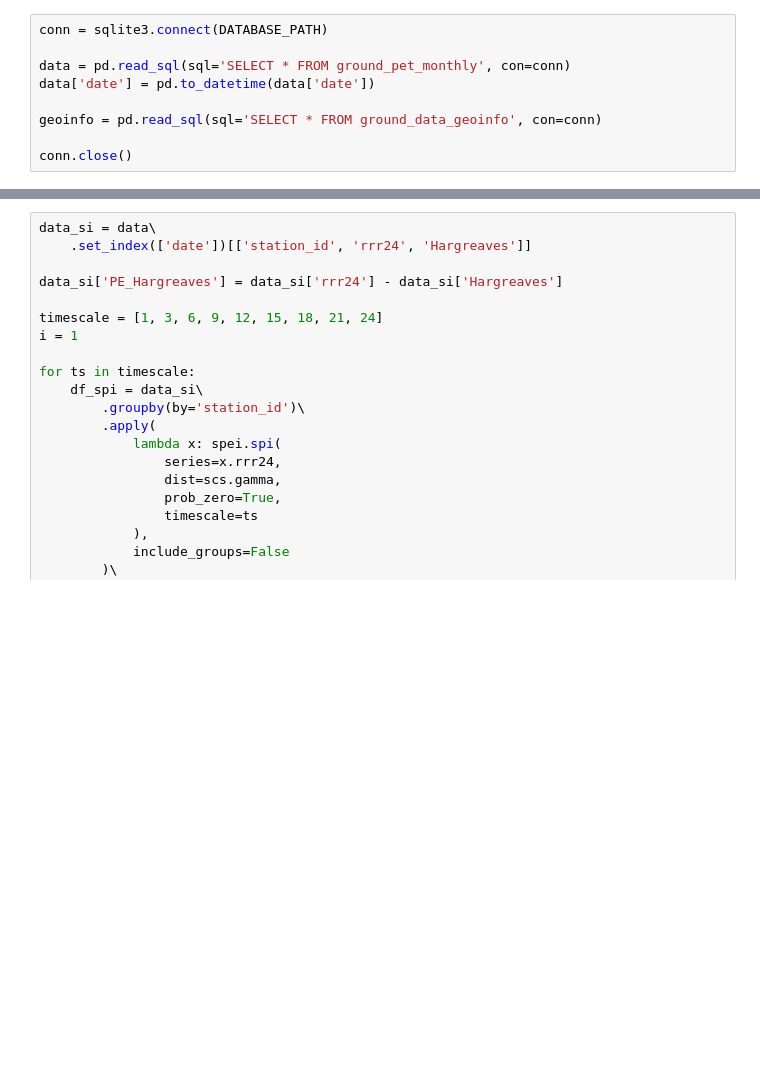
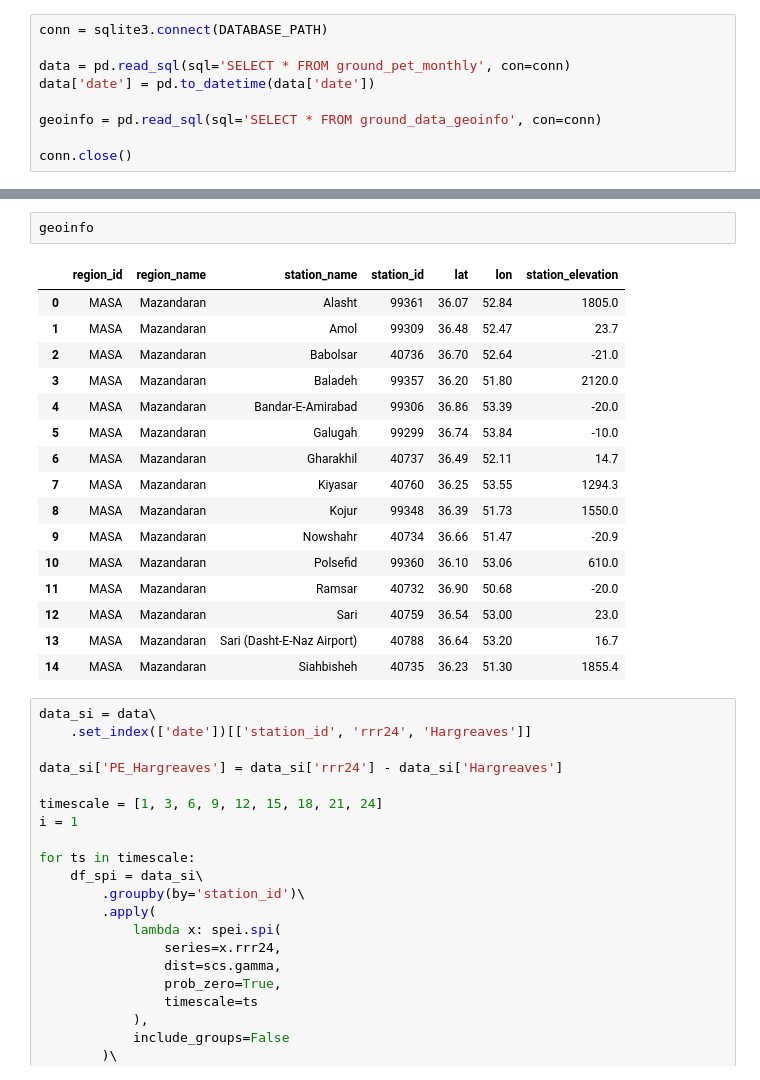
Before and after one commit to shirazipooya/DroughtMonitoringIran, a Jupyter notebook: app/notebook/02_Ground_SPI_SPEI.ipynb, the cells around one changed output, grey strips where cells are left out. Drawn from its saved outputs; the diff is of its cells as text; blank space fills up the shorter version.

```diff
--- a/app/notebook/02_Ground_SPI_SPEI.ipynb
+++ b/app/notebook/02_Ground_SPI_SPEI.ipynb
@@ -47,3 +47,22 @@ memory usage: 581.3+ KB
+# %%
+geoinfo
+# %% [output]
+|  | region_id | region_name | station_name | station_id | lat | lon | station_elevation |
+| 0 | MASA | Mazandaran | Alasht | 99361 | 36.07 | 52.84 | 1805.0 |
+| 1 | MASA | Mazandaran | Amol | 99309 | 36.48 | 52.47 | 23.7 |
+| 2 | MASA | Mazandaran | Babolsar | 40736 | 36.70 | 52.64 | -21.0 |
+| 3 | MASA | Mazandaran | Baladeh | 99357 | 36.20 | 51.80 | 2120.0 |
+| 4 | MASA | Mazandaran | Bandar-E-Amirabad | 99306 | 36.86 | 53.39 | -20.0 |
+| 5 | MASA | Mazandaran | Galugah | 99299 | 36.74 | 53.84 | -10.0 |
+| 6 | MASA | Mazandaran | Gharakhil | 40737 | 36.49 | 52.11 | 14.7 |
+| 7 | MASA | Mazandaran | Kiyasar | 40760 | 36.25 | 53.55 | 1294.3 |
+| 8 | MASA | Mazandaran | Kojur | 99348 | 36.39 | 51.73 | 1550.0 |
+| 9 | MASA | Mazandaran | Nowshahr | 40734 | 36.66 | 51.47 | -20.9 |
+| 10 | MASA | Mazandaran | Polsefid | 99360 | 36.10 | 53.06 | 610.0 |
+| 11 | MASA | Mazandaran | Ramsar | 40732 | 36.90 | 50.68 | -20.0 |
+| 12 | MASA | Mazandaran | Sari | 40759 | 36.54 | 53.00 | 23.0 |
+| 13 | MASA | Mazandaran | Sari (Dasht-E-Naz Airport) | 40788 | 36.64 | 53.20 | 16.7 |
+| 14 | MASA | Mazandaran | Siahbisheh | 40735 | 36.23 | 51.30 | 1855.4 |
 # %%
 data_si = data\
     .set_index(['date'])[['station_id', 'rrr24', 'Hargreaves']]
```
Also changed, not shown: parts of 3 cells of this notebook, 18 other files.
